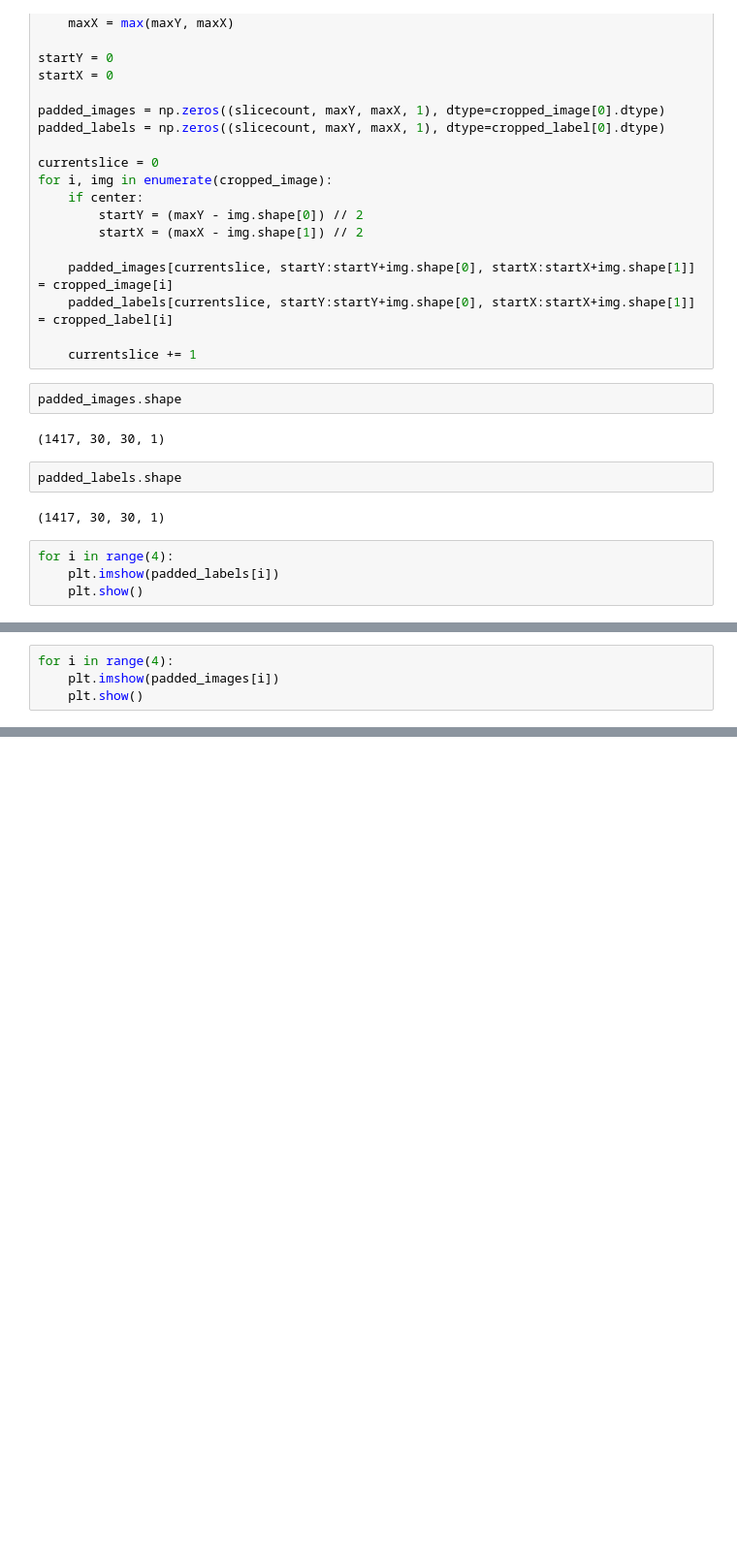
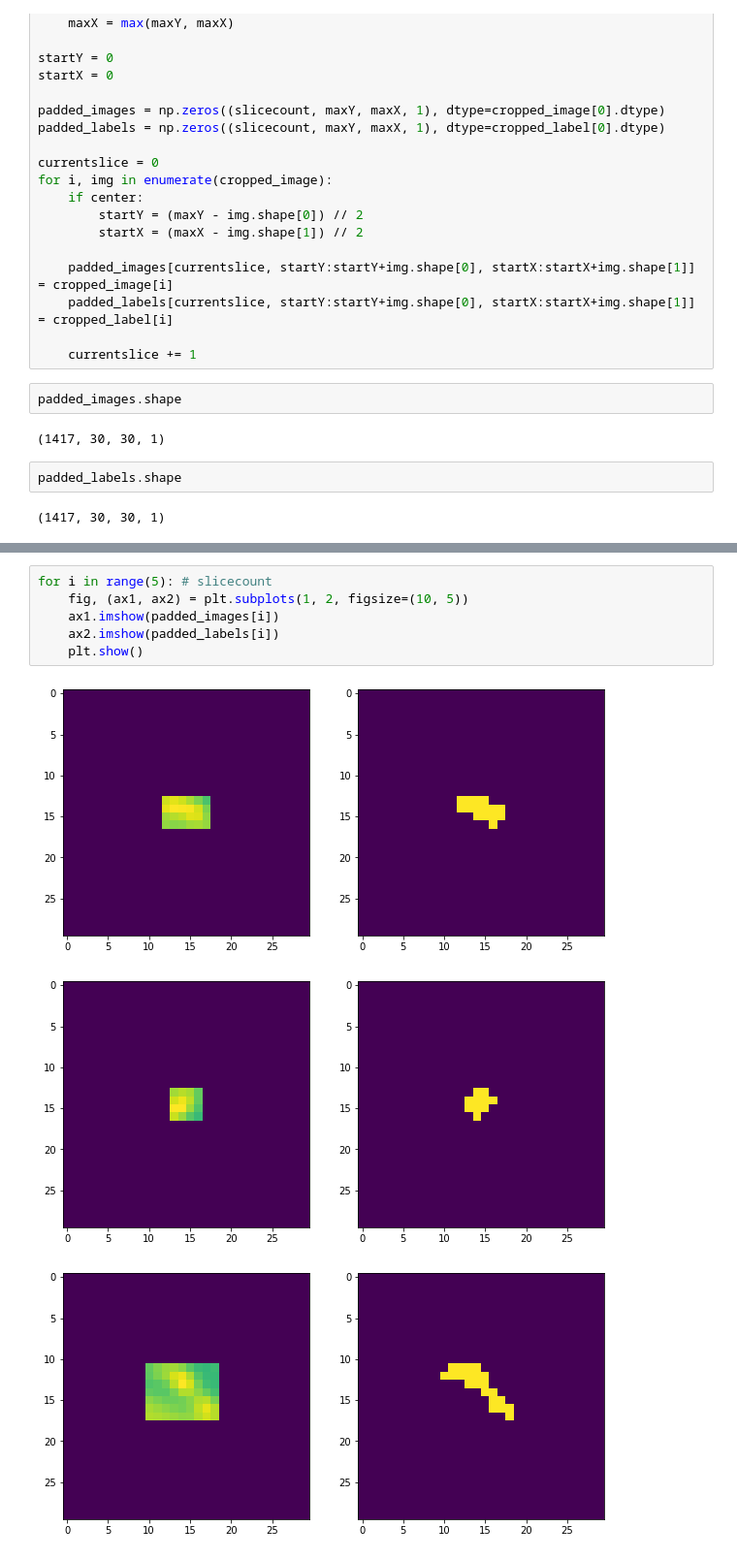
Before and after one commit to jiehyunjkim/CACTAS_Aim2, a Jupyter notebook: _EXPERIMENTS/split_L_R_carotid.ipynb, the cells around one changed output, grey strips where cells are left out. Shown: that part at 97% size. Cells and saved outputs as stored; diff of their text form; blank space fills up the shorter version.

```diff
--- a/_EXPERIMENTS/split_L_R_carotid.ipynb
+++ b/_EXPERIMENTS/split_L_R_carotid.ipynb
@@ -171,7 +171,3 @@ padded_images.shape
 padded_labels.shape
 # %% [output]
 (1417, 30, 30, 1)
-# %%
-for i in range(4):
-    plt.imshow(padded_labels[i])
-    plt.show()
@@ -183,4 +173,0 @@ for i in range(4):
-# %%
-for i in range(4):
-    plt.imshow(padded_images[i])
-    plt.show()
@@ -191,0 +174,10 @@ for i in range(4):
+# %%
+for i in range(5): # slicecount
+    fig, (ax1, ax2) = plt.subplots(1, 2, figsize=(10, 5))
+    ax1.imshow(padded_images[i])
+    ax2.imshow(padded_labels[i])
+    plt.show()
+# %% [output]
+[figure, added]
+[figure, added]
+[figure, added]
```
Also changed, not shown: parts of 8 cells of this notebook.
